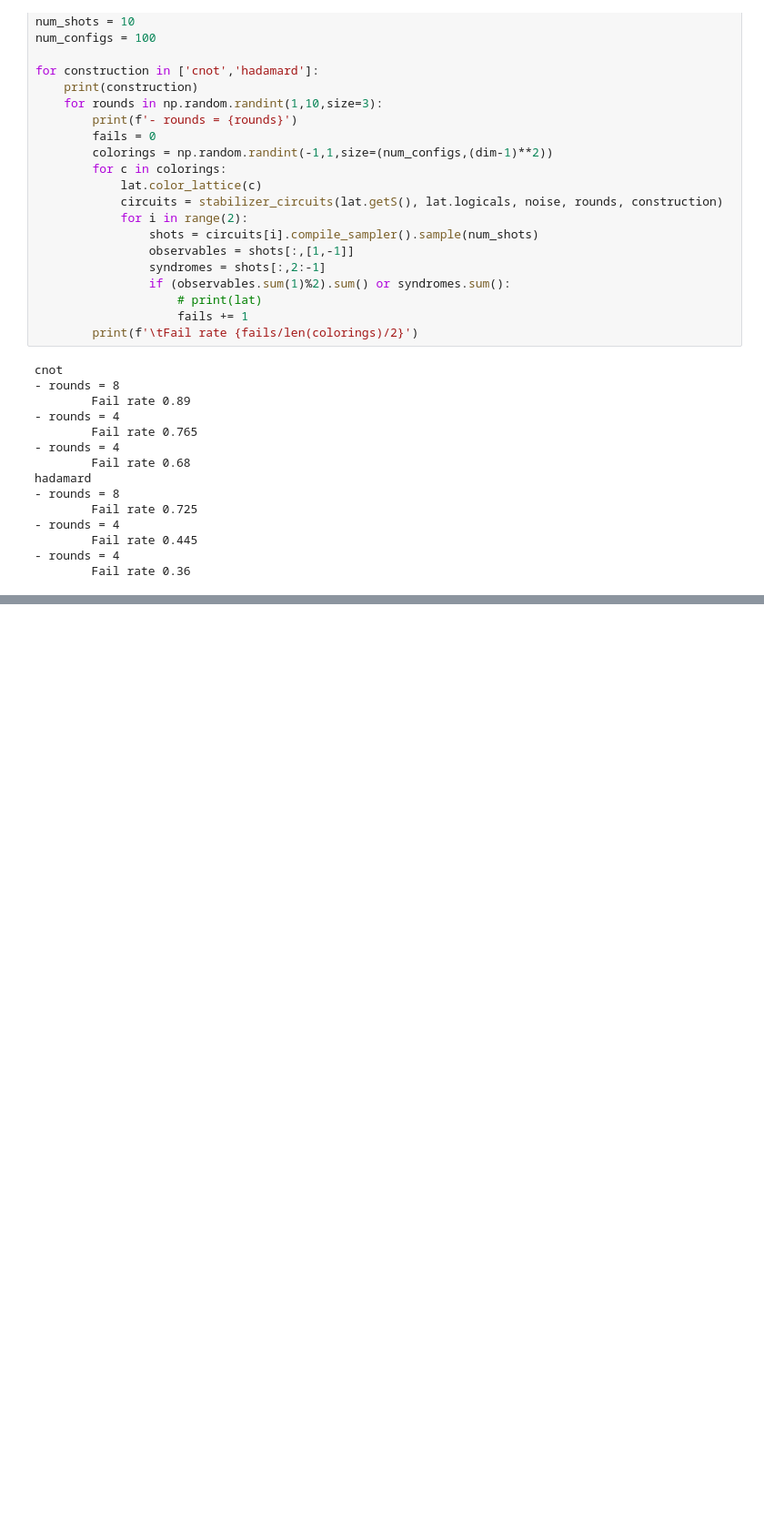
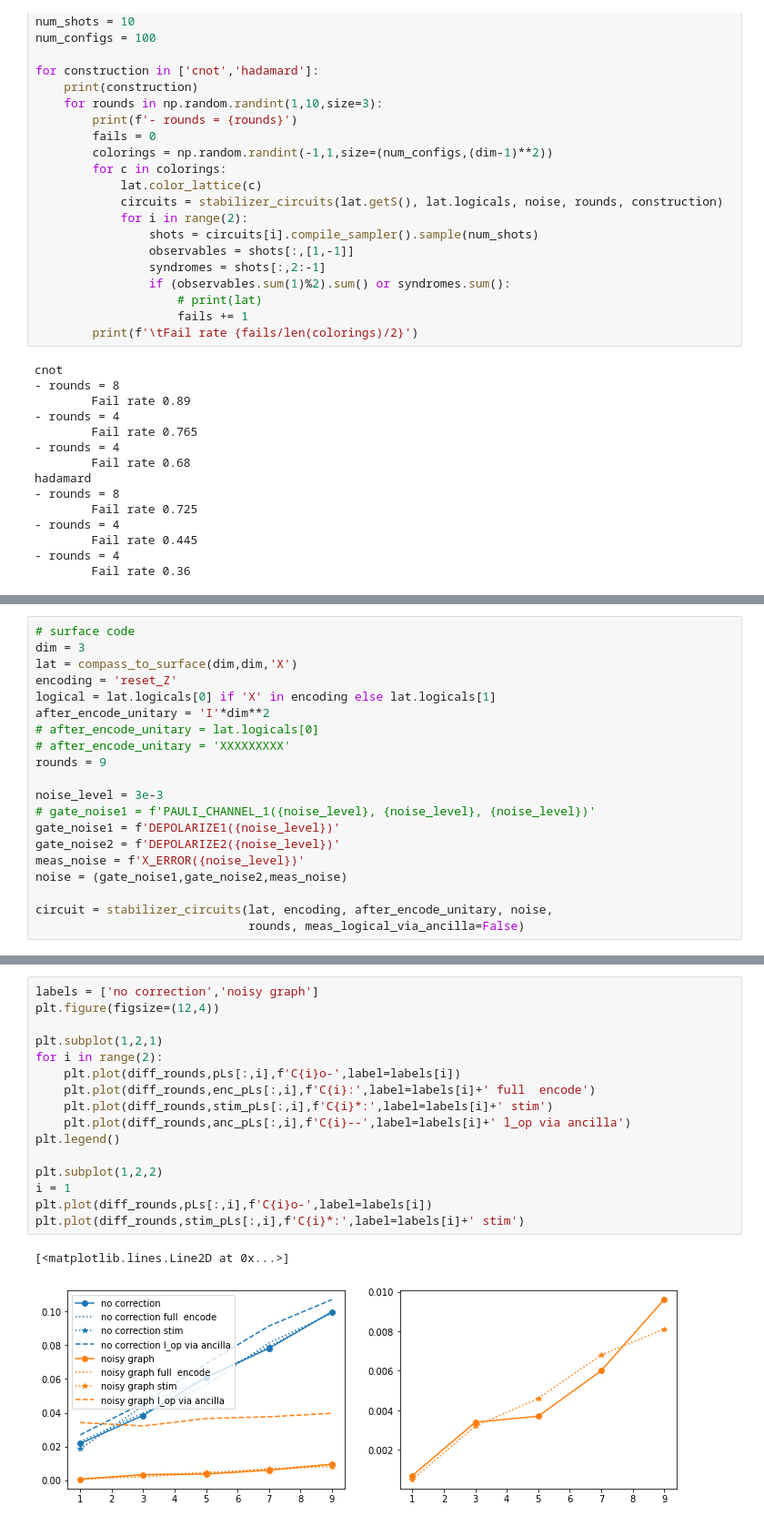
Before and after one commit to jpmarceaux/QuantumHardwareSubgroup, a Jupyter notebook: dev_stabilizer.ipynb, the cells around one changed output, grey strips where cells are left out. Shown at 91% size. Saved outputs shown, nothing was run; the diff lists cells and outputs as text; blank space fills up the shorter version.

Commit message:
zigzag stabilizer check, benchmark with stim with surface code example

```diff
--- a/dev_stabilizer.ipynb
+++ b/dev_stabilizer.ipynb
@@ -753,0 +333,20 @@ lat = compass_to_surface(dimX,dimZ,'X')
+# %%
+# surface code
+dim = 3
+lat = compass_to_surface(dim,dim,'X')
+encoding = 'reset_Z'
+logical = lat.logicals[0] if 'X' in encoding else lat.logicals[1]
+after_encode_unitary = 'I'*dim**2
+# after_encode_unitary = lat.logicals[0]
+# after_encode_unitary = 'XXXXXXXXX'
+rounds = 9
+
+noise_level = 3e-3
+# gate_noise1 = f'PAULI_CHANNEL_1({noise_level}, {noise_level}, {noise_level})'
+gate_noise1 = f'DEPOLARIZE1({noise_level})'
+gate_noise2 = f'DEPOLARIZE2({noise_level})'
+meas_noise = f'X_ERROR({noise_level})'
+noise = (gate_noise1,gate_noise2,meas_noise)
+
+circuit = stabilizer_circuits(lat, encoding, after_encode_unitary, noise,
+                              rounds, meas_logical_via_ancilla=False)
@@ -753,0 +394,19 @@ lat = compass_to_surface(dimX,dimZ,'X')
+# %%
+labels = ['no correction','noisy graph']
+plt.figure(figsize=(12,4))
+
+plt.subplot(1,2,1)
+for i in range(2):
+    plt.plot(diff_rounds,pLs[:,i],f'C{i}o-',label=labels[i])
+    plt.plot(diff_rounds,enc_pLs[:,i],f'C{i}:',label=labels[i]+' full  encode')
+    plt.plot(diff_rounds,stim_pLs[:,i],f'C{i}*:',label=labels[i]+' stim')
+    plt.plot(diff_rounds,anc_pLs[:,i],f'C{i}--',label=labels[i]+' l_op via ancilla')
+plt.legend()
+
+plt.subplot(1,2,2)
+i = 1
+plt.plot(diff_rounds,pLs[:,i],f'C{i}o-',label=labels[i])
+plt.plot(diff_rounds,stim_pLs[:,i],f'C{i}*:',label=labels[i]+' stim')
+# %% [output]
+[<matplotlib.lines.Line2D at 0x...>]
+[figure, added]
```
Also changed, not shown: parts of 25 cells of this notebook, 4 other files.
